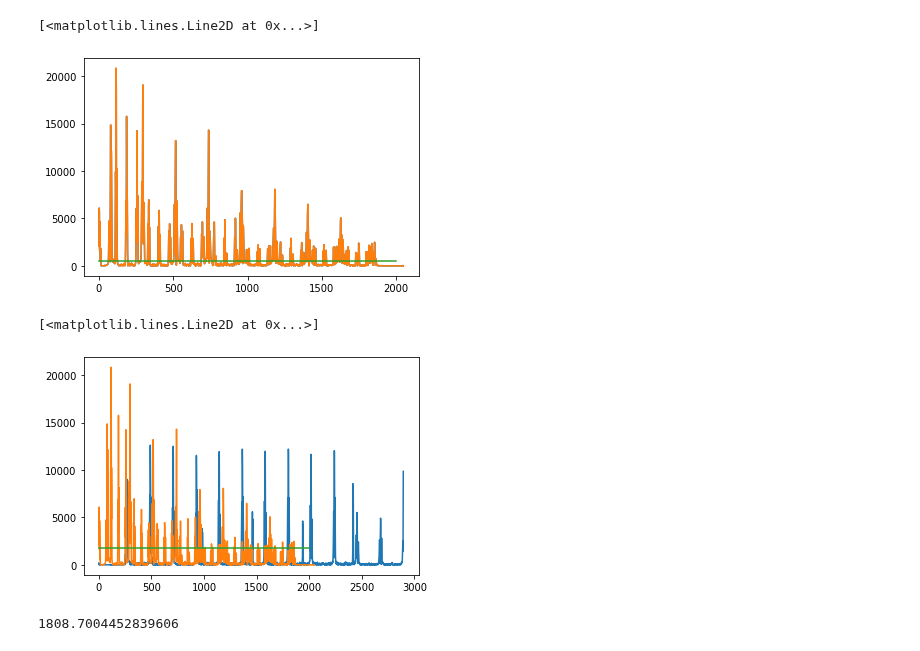
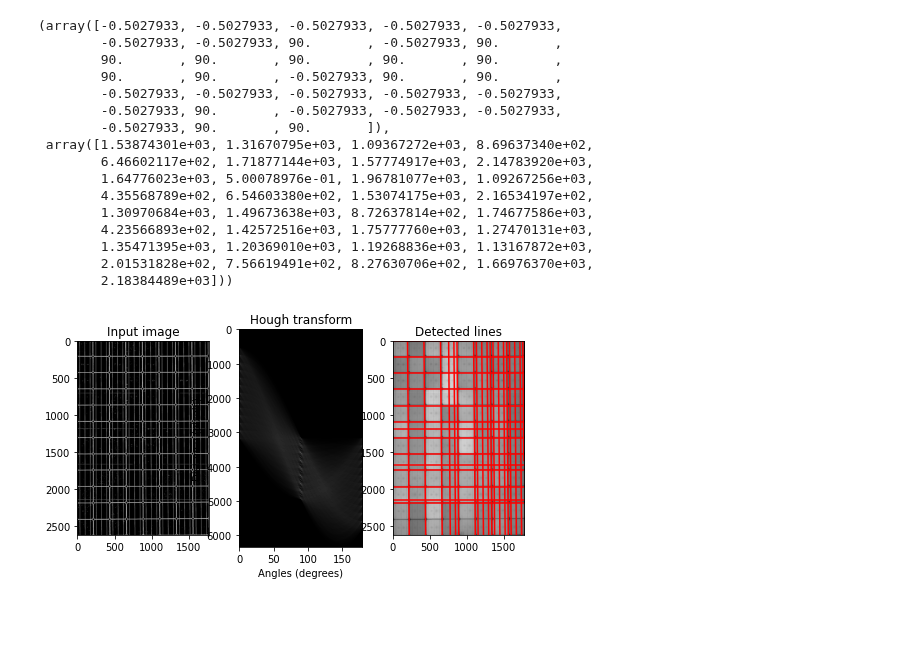
Before and after one commit to Bertin-fap/PVcharacterization, a Jupyter notebook: Module_image.ipynb, the cells around one changed output. Saved outputs shown, nothing was run; the diff lists cells and outputs as text; code cells hidden in the pictures; blank space fills up the shorter version.

```diff
--- a/Module_image.ipynb
+++ b/Module_image.ipynb
@@ -591,22 +237,20 @@ array([ 246,  247,  248,  250,  251,  252,  253,  255,  256,  257,  258,
-# %%
-std_h = np.std(array_im_lap.sum(axis=0))/5
-plt.plot(np.abs(array_im_lap.sum(axis=0)))
-
-plt.plot(np.abs(array_im_lap.sum(axis=0)))
-plt.plot([0,2000],[std_h,std_h])
-# %% [output]
-[<matplotlib.lines.Line2D at 0x...>]
-[figure, removed]
-# %%
-std_V = np.std(array_im_lap.sum(axis=1))/5
-plt.plot(np.abs(array_im_lap.sum(axis=1)))
-
-plt.plot(np.abs(array_im_lap.sum(axis=0)))
-plt.plot([0,2000],[std_v,std_v])
-# %% [output]
-[<matplotlib.lines.Line2D at 0x...>]
-[figure, removed]
-# %%
-np.std(array_im_lap.sum(axis=1))
-# %% [output]
-1808.7004452839606
+# %%
+pv.hough_transform(image_crop)
+# %% [output]
+(array([-0.5027933, -0.5027933, -0.5027933, -0.5027933, -0.5027933,
+        -0.5027933, -0.5027933, 90.       , -0.5027933, 90.       ,
+        90.       , 90.       , 90.       , 90.       , 90.       ,
+        90.       , 90.       , -0.5027933, 90.       , 90.       ,
+        -0.5027933, -0.5027933, -0.5027933, -0.5027933, -0.5027933,
+        -0.5027933, 90.       , -0.5027933, -0.5027933, -0.5027933,
+        -0.5027933, 90.       , 90.       ]),
+ array([1.53874301e+03, 1.31670795e+03, 1.09367272e+03, 8.69637340e+02,
+        6.46602117e+02, 1.71877144e+03, 1.57774917e+03, 2.14783920e+03,
+        1.64776023e+03, 5.00078976e-01, 1.96781077e+03, 1.09267256e+03,
+        4.35568789e+02, 6.54603380e+02, 1.53074175e+03, 2.16534197e+02,
+        1.30970684e+03, 1.49673638e+03, 8.72637814e+02, 1.74677586e+03,
+        4.23566893e+02, 1.42572516e+03, 1.75777760e+03, 1.27470131e+03,
+        1.35471395e+03, 1.20369010e+03, 1.19268836e+03, 1.13167872e+03,
+        2.01531828e+02, 7.56619491e+02, 8.27630706e+02, 1.66976370e+03,
+        2.18384489e+03]))
+[figure, added]
```
Also changed, not shown: parts of 16 cells of this notebook, 2 other files.
